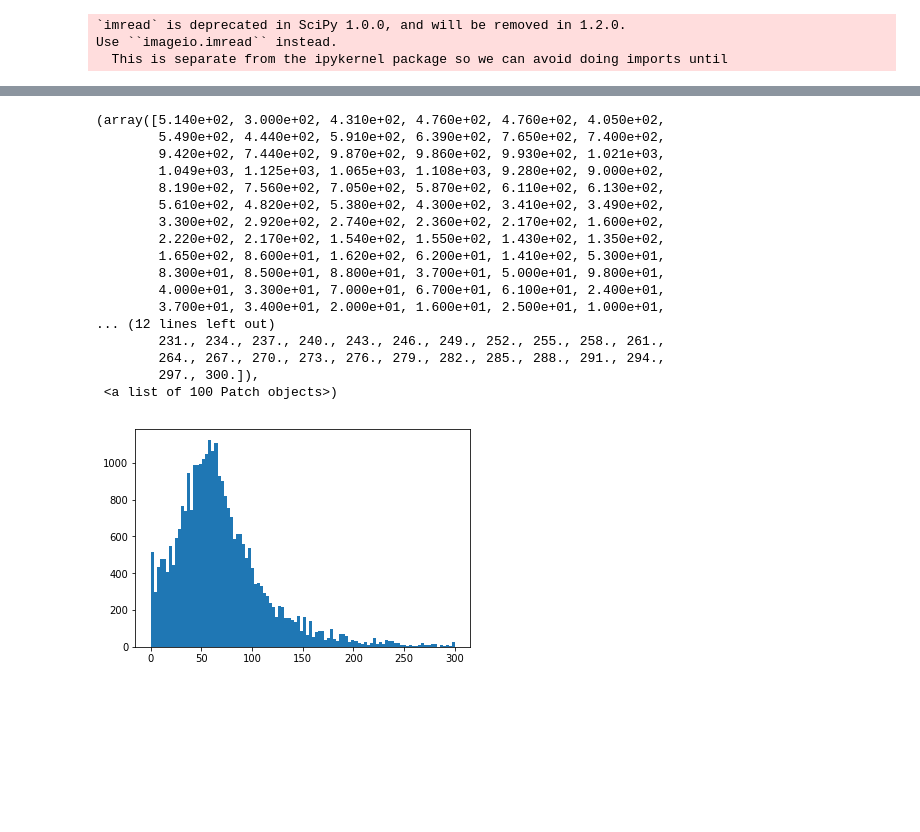
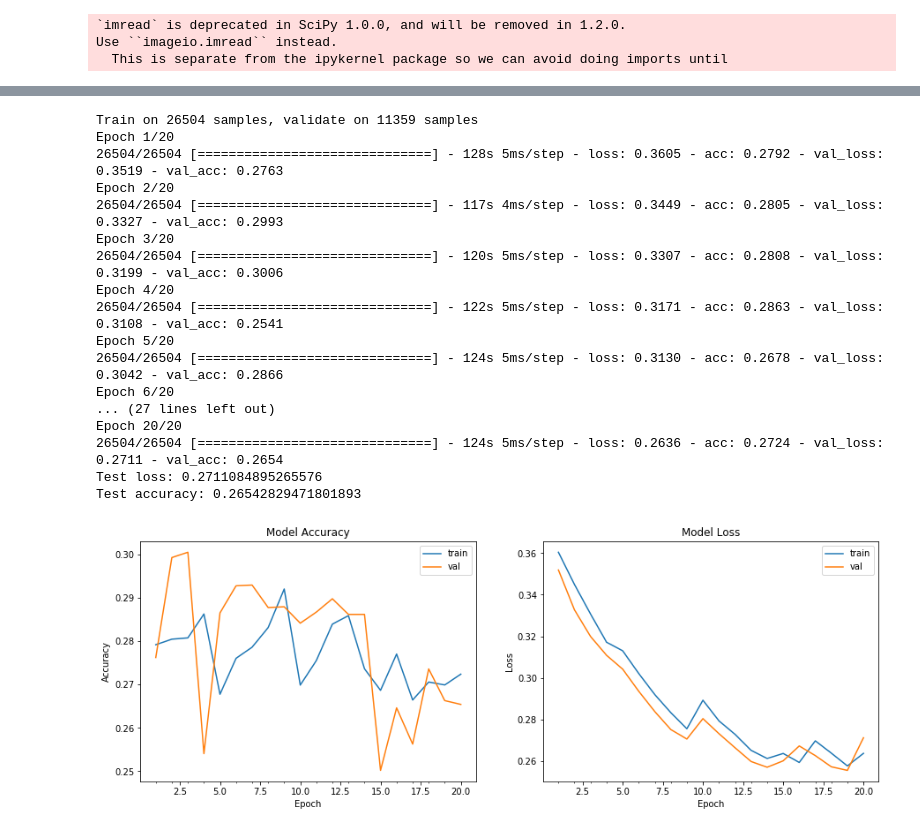
Before and after one commit to RohitUttam/UniversityHack2019, a Jupyter notebook: Expl_ini_images.ipynb, the cells around one changed output, grey strips where cells are left out. Cells and saved outputs as stored; diff of their text form; code cells hidden in the pictures; blank space fills up the shorter version.

```diff
--- a/Expl_ini_images.ipynb
+++ b/Expl_ini_images.ipynb
@@ -314,7 +331,29 @@ def train(nnmodel, batch, epochs, train_XY, validation_XY, test_XY):
 from sklearn.model_selection import train_test_split
 
 t_X, val_X, t_y, val_y = train_test_split(train_X,train_Y,train_size=0.70, random_state=0)
+# %%
+
+'''
+####################
+For Categorical CNN:
+#####################
+'''
+
+from sklearn.model_selection import train_test_split
+
+t_X, val_X, t_y, val_y = train_test_split(train_X,trainc_Y,train_size=0.70, random_state=0)
+# %%
+num_classes=4
+# Data preprocessing 1
+X_train = t_X.astype('float32')
+X_test = val_X.astype('float32')
+X_train /= 255.0
+X_test /= 255.0
+
+from keras.utils import np_utils
+Y_train = np_utils.to_categorical(np.asarray(t_y), num_classes)
+Y_test = np_utils.to_categorical(np.asarray(val_y), num_classes)
 # %%
 import time
-train(model,100,20,(t_X,t_y),(val_X,val_y),(val_X,val_y))
+train(model,100,20,(X_train,Y_train),(X_test,Y_test),(X_test,Y_test))
 # %% [output]
@@ -326,21 +378,21 @@ rounded_ty=[round(i) for i in t_y]
-# %%
-plt.hist(rounded_ty,bins=100)
-# %% [output]
-(array([5.140e+02, 3.000e+02, 4.310e+02, 4.760e+02, 4.760e+02, 4.050e+02,
-        5.490e+02, 4.440e+02, 5.910e+02, 6.390e+02, 7.650e+02, 7.400e+02,
-        9.420e+02, 7.440e+02, 9.870e+02, 9.860e+02, 9.930e+02, 1.021e+03,
-        1.049e+03, 1.125e+03, 1.065e+03, 1.108e+03, 9.280e+02, 9.000e+02,
-        8.190e+02, 7.560e+02, 7.050e+02, 5.870e+02, 6.110e+02, 6.130e+02,
-        5.610e+02, 4.820e+02, 5.380e+02, 4.300e+02, 3.410e+02, 3.490e+02,
-        3.300e+02, 2.920e+02, 2.740e+02, 2.360e+02, 2.170e+02, 1.600e+02,
-        2.220e+02, 2.170e+02, 1.540e+02, 1.550e+02, 1.430e+02, 1.350e+02,
-        1.650e+02, 8.600e+01, 1.620e+02, 6.200e+01, 1.410e+02, 5.300e+01,
-        8.300e+01, 8.500e+01, 8.800e+01, 3.700e+01, 5.000e+01, 9.800e+01,
-        4.000e+01, 3.300e+01, 7.000e+01, 6.700e+01, 6.100e+01, 2.400e+01,
-        3.700e+01, 3.400e+01, 2.000e+01, 1.600e+01, 2.500e+01, 1.000e+01,
-... (12 lines left out)
-        231., 234., 237., 240., 243., 246., 249., 252., 255., 258., 261.,
-        264., 267., 270., 273., 276., 279., 282., 285., 288., 291., 294.,
-        297., 300.]),
- <a list of 100 Patch objects>)
-[figure, removed]
+# %%
+train(model,100,20,(X_train,Y_train),(X_test,Y_test),(X_test,Y_test))
+# %% [output]
+Train on 26504 samples, validate on 11359 samples
+Epoch 1/20
+26504/26504 [==============================] - 128s 5ms/step - loss: 0.3605 - acc: 0.2792 - val_loss: 0.3519 - val_acc: 0.2763
+Epoch 2/20
+26504/26504 [==============================] - 117s 4ms/step - loss: 0.3449 - acc: 0.2805 - val_loss: 0.3327 - val_acc: 0.2993
+Epoch 3/20
+26504/26504 [==============================] - 120s 5ms/step - loss: 0.3307 - acc: 0.2808 - val_loss: 0.3199 - val_acc: 0.3006
+Epoch 4/20
+26504/26504 [==============================] - 122s 5ms/step - loss: 0.3171 - acc: 0.2863 - val_loss: 0.3108 - val_acc: 0.2541
+Epoch 5/20
+26504/26504 [==============================] - 124s 5ms/step - loss: 0.3130 - acc: 0.2678 - val_loss: 0.3042 - val_acc: 0.2866
+Epoch 6/20
+... (27 lines left out)
+Epoch 20/20
+26504/26504 [==============================] - 124s 5ms/step - loss: 0.2636 - acc: 0.2724 - val_loss: 0.2711 - val_acc: 0.2654
+Test loss: 0.2711084895265576
+Test accuracy: 0.26542829471801893
+[figure, added]
```
Also changed, not shown: parts of 24 cells of this notebook.
